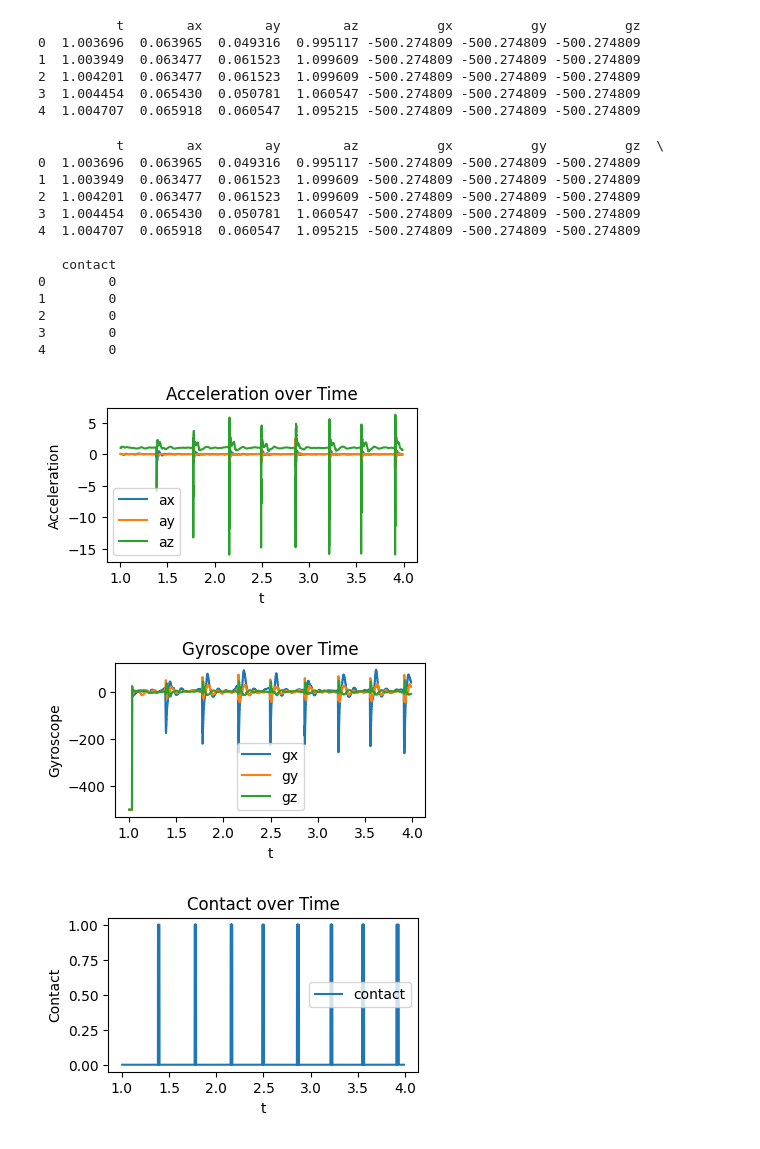
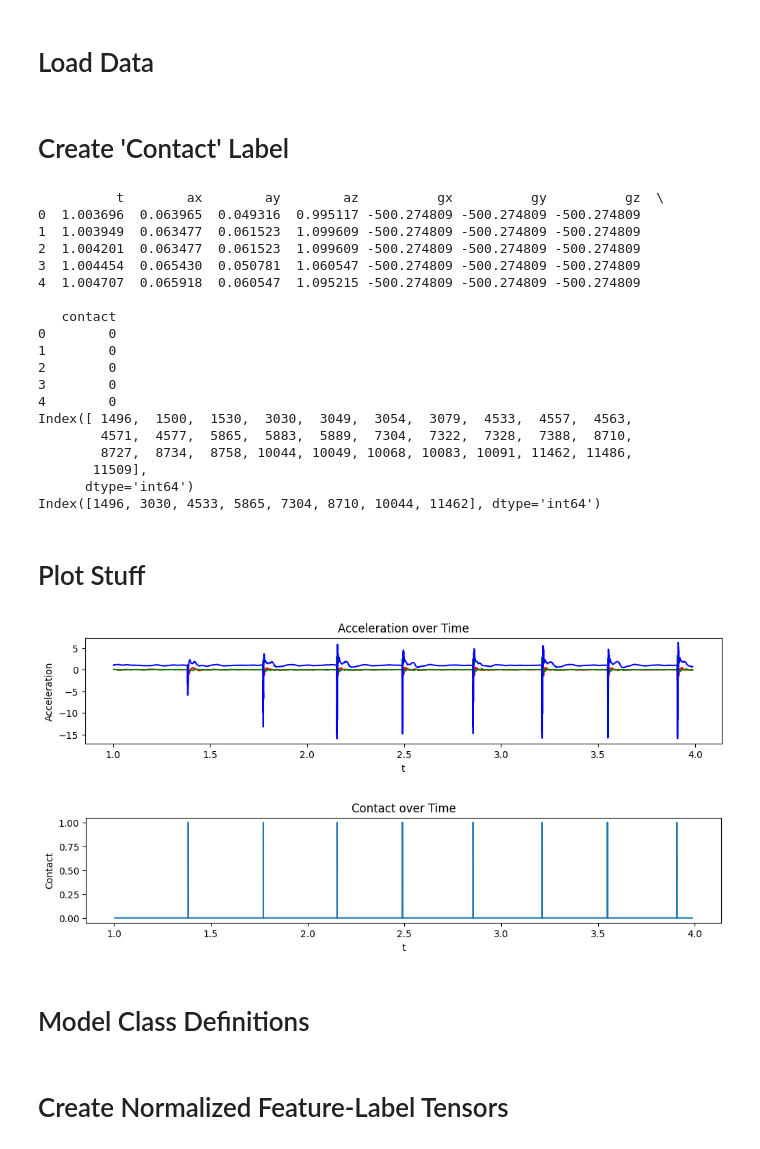
Before and after one commit to Hylthek/Imu-Robot-Finger, a Jupyter notebook: PyTorch/test.ipynb, the cells around one changed output. Cells and saved outputs as stored; diff of their text form; code cells hidden in the pictures.

```diff
--- a/PyTorch/test.ipynb
+++ b/PyTorch/test.ipynb
@@ -8,28 +8,26 @@ import torch.optim as optim
 from torch.utils.data import Dataset, DataLoader
 from sklearn.model_selection import train_test_split
 from sklearn.preprocessing import StandardScaler
+# %% [markdown]
+# Load Data
 # %%
 # Load the CSV file
 teraterm_path = "C:/Users/hylth/AppData/Local/teraterm5/"
 file_name = "LooseGripZTaps.csv"
 data = pd.read_csv(teraterm_path + file_name)
 
+# Assert that the data has 7 columns.
+assert data.shape[1] == 7, "Data should have 7 columns."
+
 # Assign column names.
 data.columns = ['t', 'ax', 'ay', 'az', 'gx', 'gy', 'gz']
 
+# Scale data to gs and degs/sec.
 data['t'] = data['t'] / 1_000_000
-data[['ax', 'ay', 'az']] = data[['ax', 'ay', 'az']] / 2048
-data[['gx', 'gy', 'gz']] = data[['gx', 'gy', 'gz']] / 65.5
-
-# Display the first few rows of the dataset
-print(data.head())
+data[['ax', 'ay', 'az']] = data[['ax', 'ay', 'az']] / 2048 # For a full-scale of 16gs.
+data[['gx', 'gy', 'gz']] = data[['gx', 'gy', 'gz']] / 65.5 # For a full-scale of ??.
-# %% [output]
-          t        ax        ay        az          gx          gy          gz
-0  1.003696  0.063965  0.049316  0.995117 -500.274809 -500.274809 -500.274809
-1  1.003949  0.063477  0.061523  1.099609 -500.274809 -500.274809 -500.274809
-2  1.004201  0.063477  0.061523  1.099609 -500.274809 -500.274809 -500.274809
-3  1.004454  0.065430  0.050781  1.060547 -500.274809 -500.274809 -500.274809
-4  1.004707  0.065918  0.060547  1.095215 -500.274809 -500.274809 -500.274809
+# %% [markdown]
+# Create 'Contact' Label
 # %%
 # Define a threshold for contact detection (example: acceleration > 10)
 threshold = 2
@@ -37,8 +35,25 @@ threshold = 2
 # Create labels based on the threshold
 data['contact'] = ((data['ax']**2 + data['ay']**2 + data['az']**2)**0.5 > threshold).astype(int)
 
+# Keep only the first sample of each contact event
+contact_diff = data['contact'].diff().fillna(0)
+first_contact_idx = data.index[(contact_diff == 1) & (data['contact'] == 1)]
+# Only keep the first index in each group of indices that are close together (e.g., within 10 samples)
+min_separation = 100
+filtered_contact_idx = []
+for idx in first_contact_idx:
+    if not filtered_contact_idx or idx - filtered_contact_idx[-1] > min_separation:
+        filtered_contact_idx.append(idx)
+filtered_contact_idx = pd.Index(filtered_contact_idx)
+# Make contact only 1 for the filtered contact indicies, else 0.
+data['contact'] = 0
+data.loc[filtered_contact_idx, 'contact'] = 1
+
 # Display the updated dataset
 print(data.head())
+
+print(first_contact_idx)
+print(filtered_contact_idx)
 # %% [output]
           t        ax        ay        az          gx          gy          gz  \
 0  1.003696  0.063965  0.049316  0.995117 -500.274809 -500.274809 -500.274809
@@ -53,40 +68,34 @@ print(data.head())
 2        0
 3        0
 4        0
+Index([ 1496,  1500,  1530,  3030,  3049,  3054,  3079,  4533,  4557,  4563,
+        4571,  4577,  5865,  5883,  5889,  7304,  7322,  7328,  7388,  8710,
+        8727,  8734,  8758, 10044, 10049, 10068, 10083, 10091, 11462, 11486,
+       11509],
+      dtype='int64')
+Index([1496, 3030, 4533, 5865, 7304, 8710, 10044, 11462], dtype='int64')
+# %% [markdown]
+# Plot Stuff
 # %%
 import matplotlib.pyplot as plt
 
 # Plot ax, ay, az over time
-plt.figure(figsize=(4, 2))
-plt.plot(data['t'], data['ax'], label='ax')
-plt.plot(data['t'], data['ay'], label='ay')
-plt.plot(data['t'], data['az'], label='az')
+plt.figure(figsize=(12, 2))
+plt.plot(data['t'], data['ax'], label='ax', color='red')
+plt.plot(data['t'], data['ay'], label='ay', color='green')
+plt.plot(data['t'], data['az'], label='az', color='blue')
 plt.xlabel('t')
 plt.ylabel('Acceleration')
 plt.title('Acceleration over Time')
-plt.legend()
-plt.show()
-
-# Plot gx, gy, gz over time
-plt.figure(figsize=(4, 2))
-plt.plot(data['t'], data['gx'], label='gx')
-plt.plot(data['t'], data['gy'], label='gy')
-plt.plot(data['t'], data['gz'], label='gz')
-plt.xlabel('t')
-plt.ylabel('Gyroscope')
-plt.title('Gyroscope over Time')
-plt.legend()
 plt.show()
 
 # Plot contact over time
-plt.figure(figsize=(4, 2))
+plt.figure(figsize=(12, 2))
 plt.plot(data['t'], data['contact'], label='contact')
 plt.xlabel('t')
 plt.ylabel('Contact')
 plt.title('Contact over Time')
-plt.legend()
 plt.show()
 # %% [output]
-[figure, old version]
+[figure, new version]
-[figure, old version]
+[figure, new version]
-[figure, removed]
@@ -107,3 +102,5 @@ X_test = scaler.transform(X_test)
+# %% [markdown]
+# Model Class Definitions
 # %%
 class SimpleNN(nn.Module):
     def __init__(self, input_size, hidden_size, output_size):
@@ -117 +139,3 @@ class SimpleNN(nn.Module):
+# %% [markdown]
+# Create Normalized Feature-Label Tensors
 # %%
```
Also changed, not shown: parts of 10 cells of this notebook.
